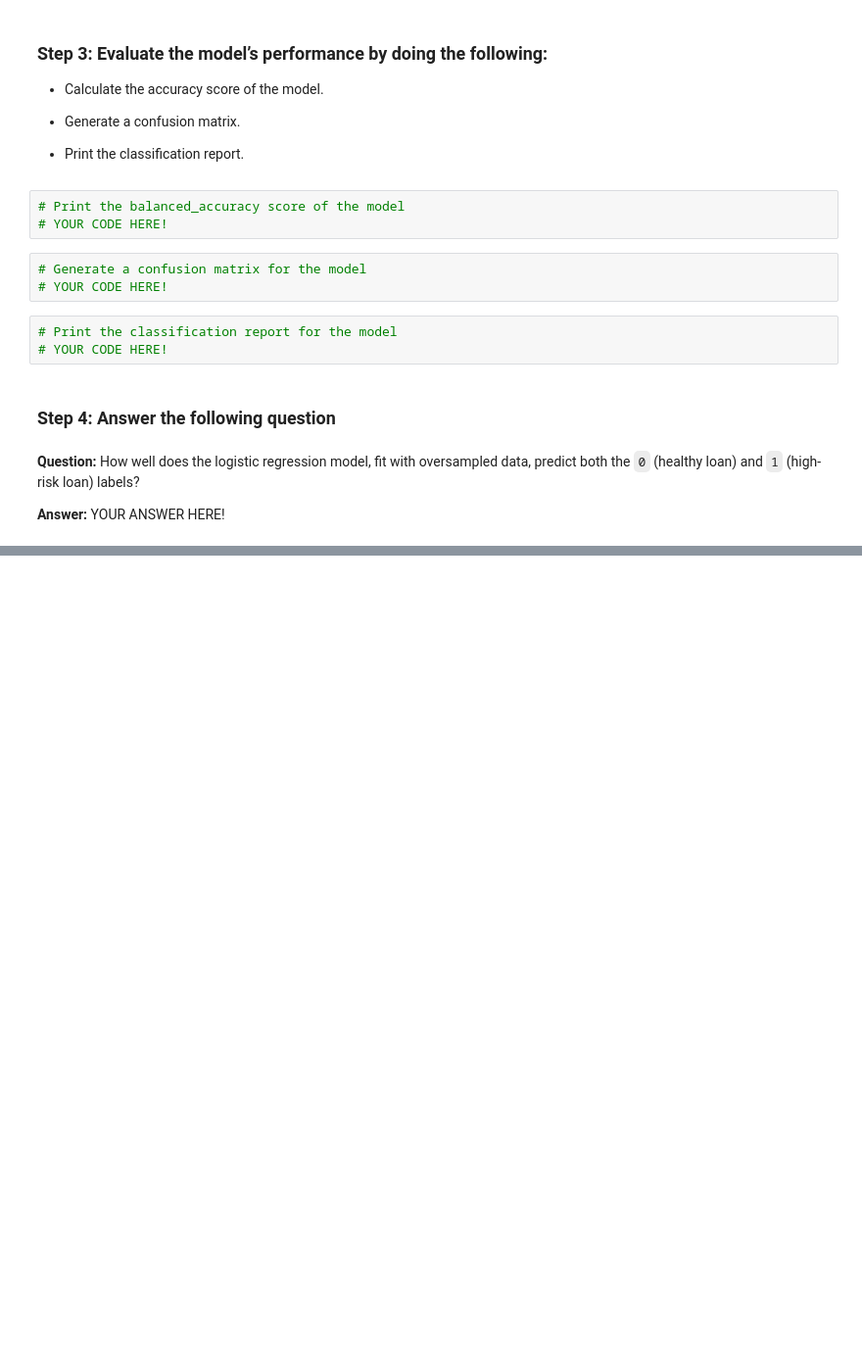
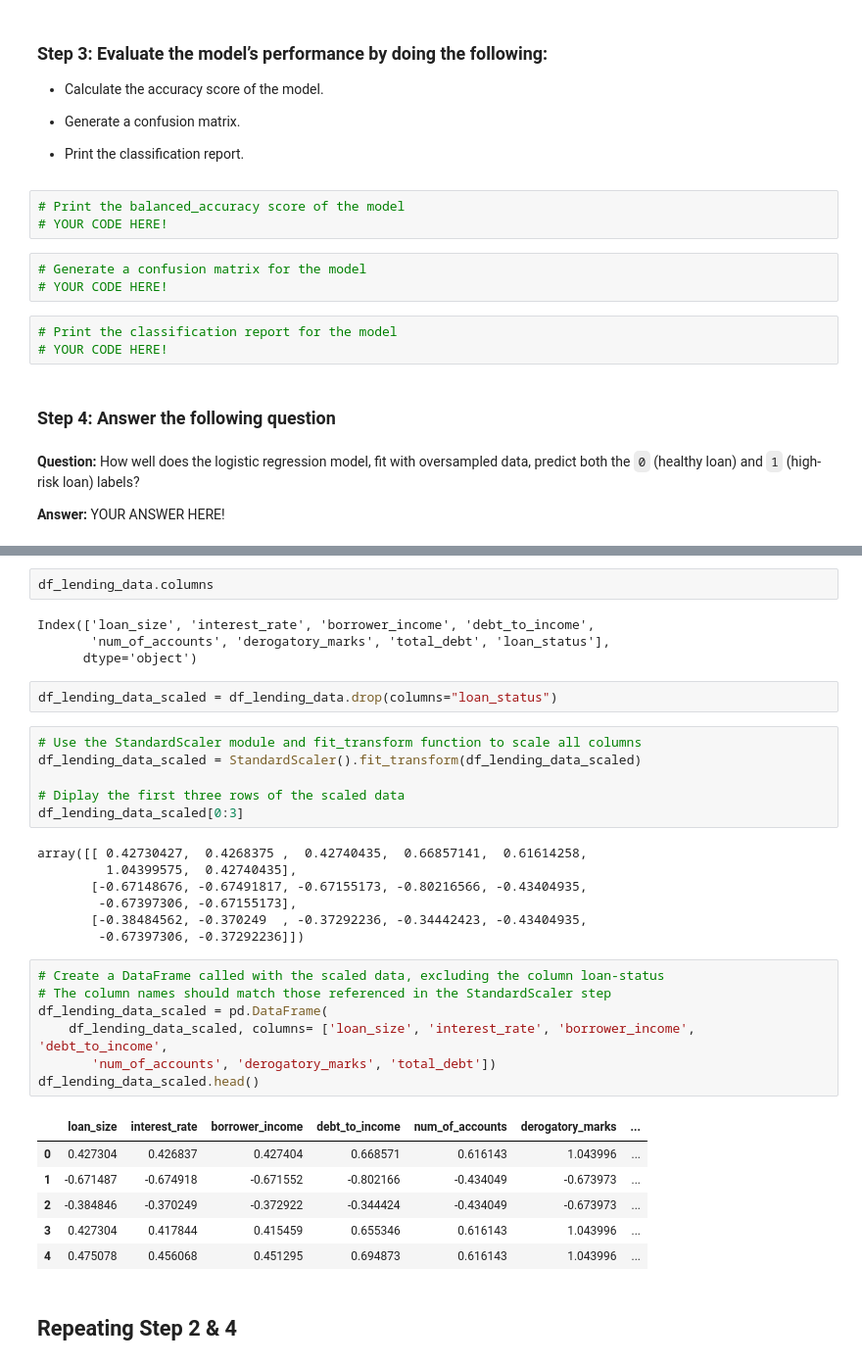
Before and after one commit to SandraBotica/credit-risk-classification, a Jupyter notebook: Credit_Risk/credit_risk_classification.ipynb, the cells around one changed output, grey strips where cells are left out. Shown at 98% size. Drawn from its saved outputs; the diff is of its cells as text; blank space fills up the shorter version.

```diff
--- a/Credit_Risk/credit_risk_classification.ipynb
+++ b/Credit_Risk/credit_risk_classification.ipynb
@@ -227,0 +286,37 @@ ModuleNotFoundError: No module named 'imblearn'
+# %%
+df_lending_data.columns
+# %% [output]
+Index(['loan_size', 'interest_rate', 'borrower_income', 'debt_to_income',
+       'num_of_accounts', 'derogatory_marks', 'total_debt', 'loan_status'],
+      dtype='object')
+# %%
+df_lending_data_scaled = df_lending_data.drop(columns="loan_status")
+# %%
+# Use the StandardScaler module and fit_transform function to scale all columns
+df_lending_data_scaled = StandardScaler().fit_transform(df_lending_data_scaled)
+
+# Diplay the first three rows of the scaled data
+df_lending_data_scaled[0:3]
+# %% [output]
+array([[ 0.42730427,  0.4268375 ,  0.42740435,  0.66857141,  0.61614258,
+         1.04399575,  0.42740435],
+       [-0.67148676, -0.67491817, -0.67155173, -0.80216566, -0.43404935,
+        -0.67397306, -0.67155173],
+       [-0.38484562, -0.370249  , -0.37292236, -0.34442423, -0.43404935,
+        -0.67397306, -0.37292236]])
+# %%
+# Create a DataFrame called with the scaled data, excluding the column loan-status
+# The column names should match those referenced in the StandardScaler step
+df_lending_data_scaled = pd.DataFrame(
+    df_lending_data_scaled, columns= ['loan_size', 'interest_rate', 'borrower_income', 'debt_to_income',
+       'num_of_accounts', 'derogatory_marks', 'total_debt'])
+df_lending_data_scaled.head()
+# %% [output]
+|  | loan_size | interest_rate | borrower_income | debt_to_income | num_of_accounts | derogatory_marks | ... |
+| 0 | 0.427304 | 0.426837 | 0.427404 | 0.668571 | 0.616143 | 1.043996 | ... |
+| 1 | -0.671487 | -0.674918 | -0.671552 | -0.802166 | -0.434049 | -0.673973 | ... |
+| 2 | -0.384846 | -0.370249 | -0.372922 | -0.344424 | -0.434049 | -0.673973 | ... |
+| 3 | 0.427304 | 0.417844 | 0.415459 | 0.655346 | 0.616143 | 1.043996 | ... |
+| 4 | 0.475078 | 0.456068 | 0.451295 | 0.694873 | 0.616143 | 1.043996 | ... |
+# %% [markdown]
+## Repeating Step 2 & 4
```
Also changed, not shown: parts of 24 cells of this notebook, 1 other file.
